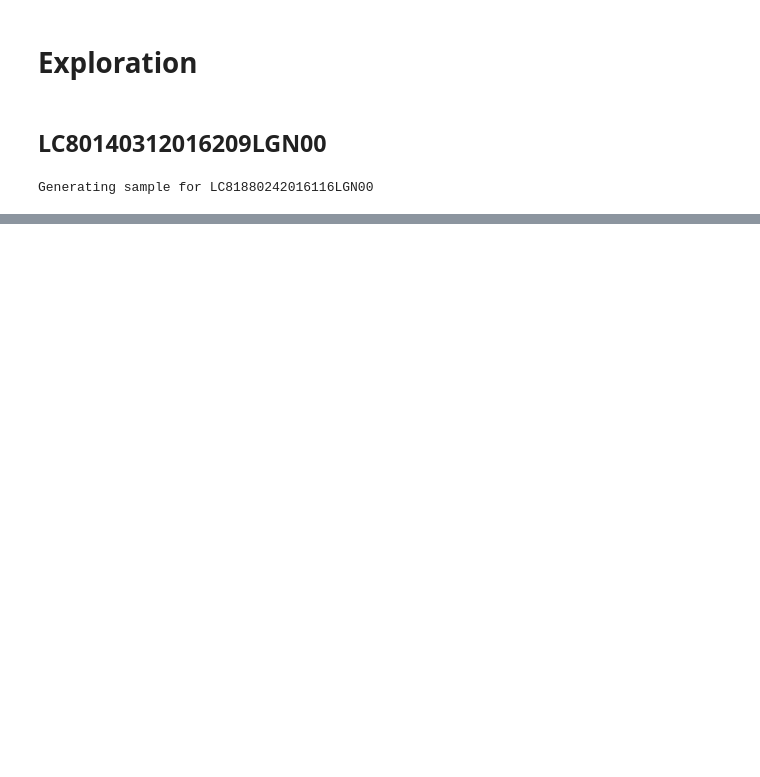
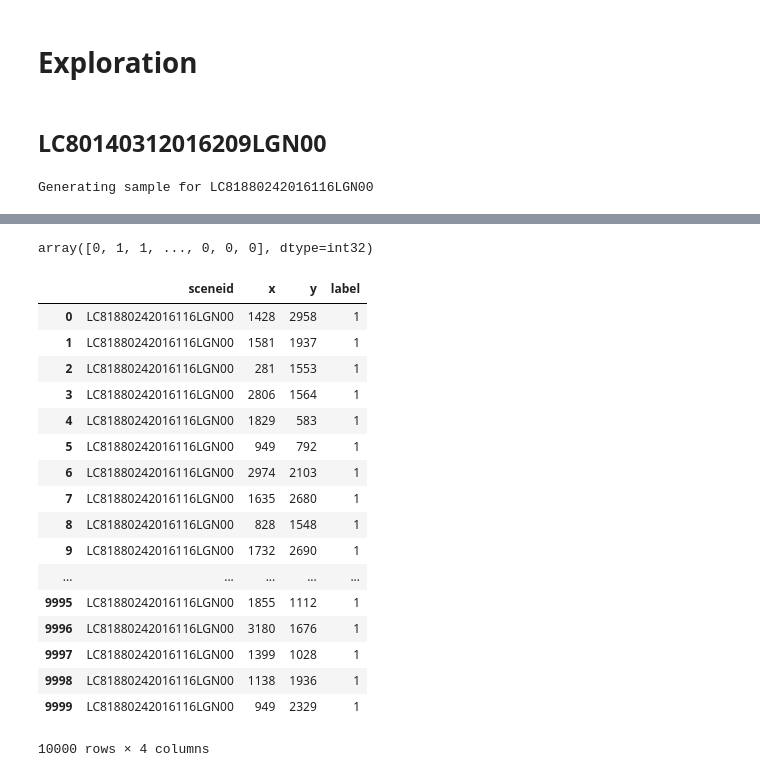
Before and after one commit to frankwang95/earth, a Jupyter notebook: earth/projects/land_class/research/cloud_clustering.ipynb, the cells around one changed output, grey strips where cells are left out. Saved outputs shown, nothing was run; the diff lists cells and outputs as text; code cells hidden in the pictures; blank space fills up the shorter version.

Commit message:
Completed cluster labeling service

```diff
--- a/earth/projects/land_class/research/cloud_clustering.ipynb
+++ b/earth/projects/land_class/research/cloud_clustering.ipynb
@@ -132,0 +141,2 @@ imshow(np.asarray(image))
+# %%
+reference_df['label'] = 0
@@ -132,0 +147,3 @@ imshow(np.asarray(image))
+# %%
+reference_df = reference_df.rename({'sceneid': 'lid', 'x': 'x_coord', 'y': 'y_coord'})
+reference_df[:10]
@@ -132,0 +164,27 @@ imshow(np.asarray(image))
+# %%
+reference_df['label'] = 1
+# %%
+cluster_labels
+# %% [output]
+array([0, 1, 1, ..., 0, 0, 0], dtype=int32)
+# %%
+reference_df
+# %% [output]
+|  | sceneid | x | y | label |
+| 0 | LC81880242016116LGN00 | 1428 | 2958 | 1 |
+| 1 | LC81880242016116LGN00 | 1581 | 1937 | 1 |
+| 2 | LC81880242016116LGN00 | 281 | 1553 | 1 |
+| 3 | LC81880242016116LGN00 | 2806 | 1564 | 1 |
+| 4 | LC81880242016116LGN00 | 1829 | 583 | 1 |
+| 5 | LC81880242016116LGN00 | 949 | 792 | 1 |
+| 6 | LC81880242016116LGN00 | 2974 | 2103 | 1 |
+| 7 | LC81880242016116LGN00 | 1635 | 2680 | 1 |
+| 8 | LC81880242016116LGN00 | 828 | 1548 | 1 |
+| 9 | LC81880242016116LGN00 | 1732 | 2690 | 1 |
+| ... | ... | ... | ... | ... |
+| 9995 | LC81880242016116LGN00 | 1855 | 1112 | 1 |
+| 9996 | LC81880242016116LGN00 | 3180 | 1676 | 1 |
+| 9997 | LC81880242016116LGN00 | 1399 | 1028 | 1 |
+| 9998 | LC81880242016116LGN00 | 1138 | 1936 | 1 |
+| 9999 | LC81880242016116LGN00 | 949 | 2329 | 1 |
+10000 rows × 4 columns
```
Also changed, not shown: parts of 11 cells of this notebook, 8 other files.
